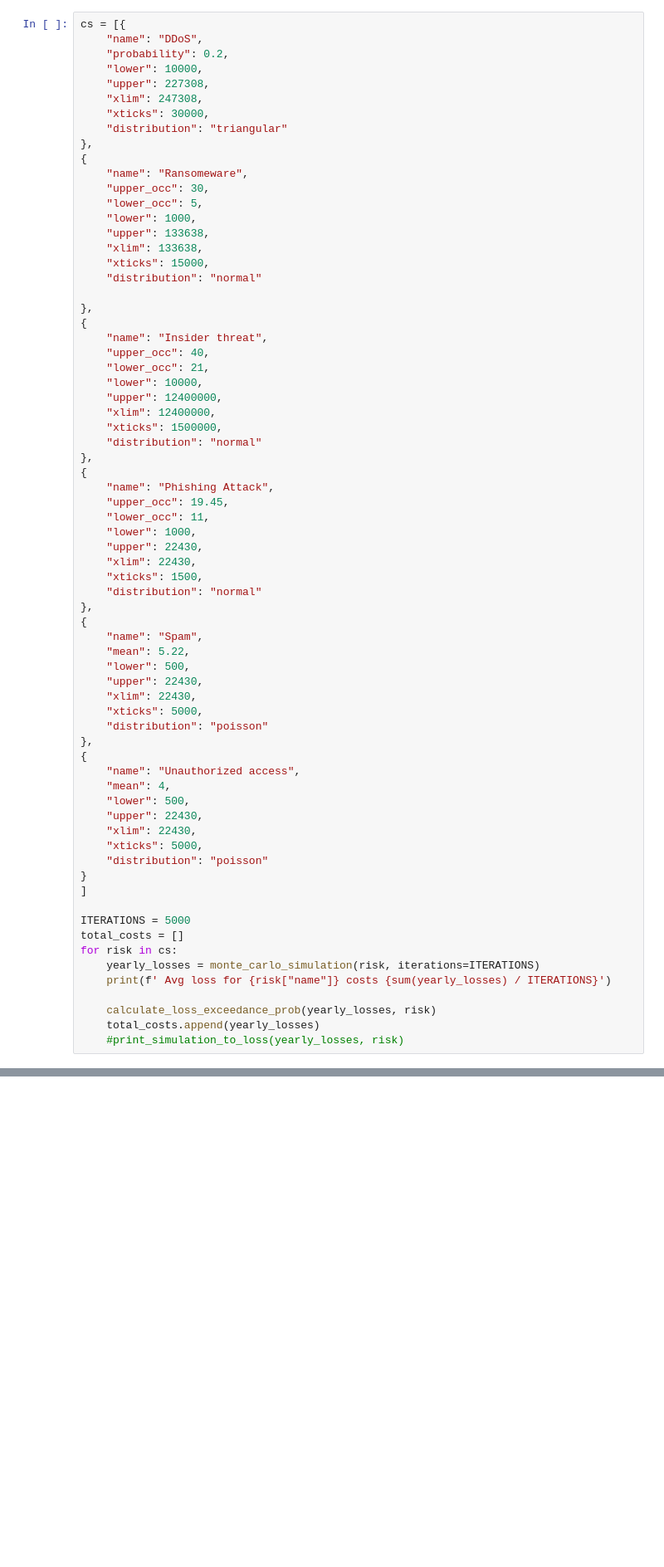
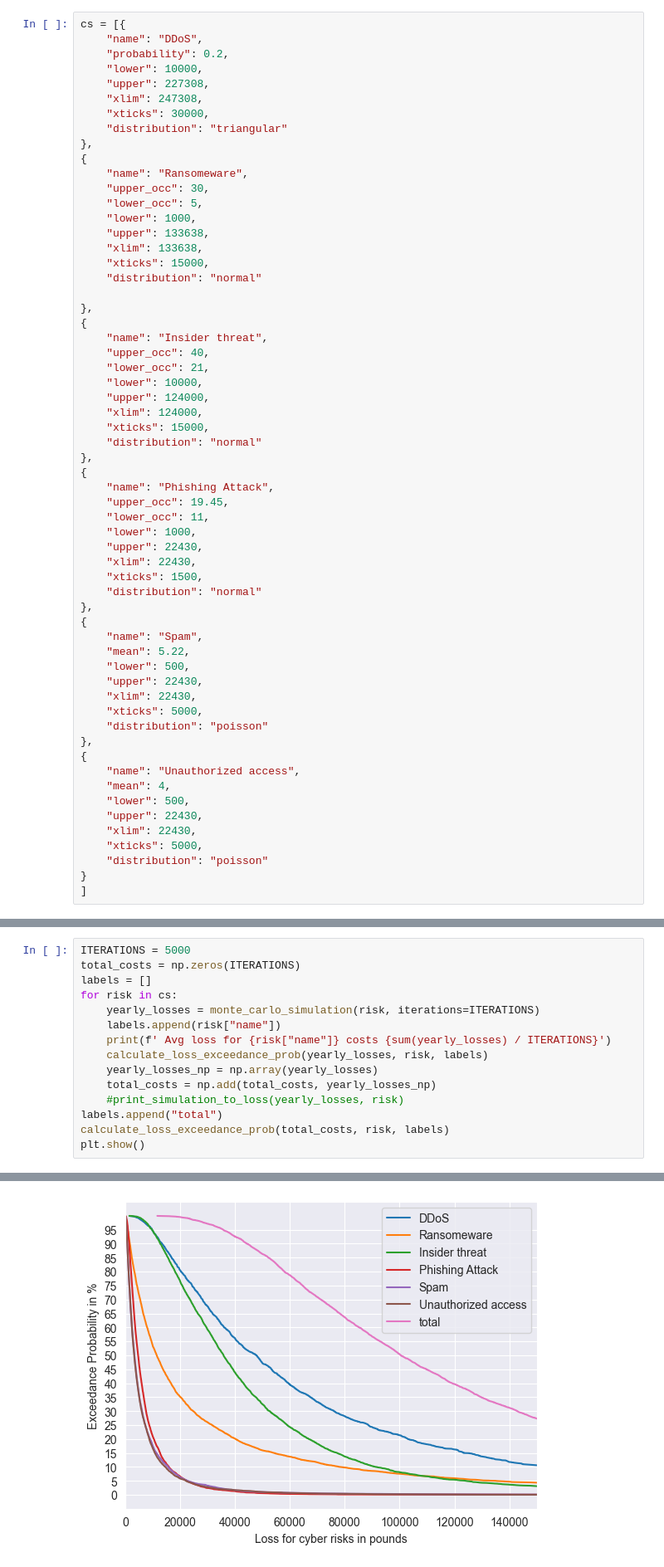
Before and after one commit to prannoymulmi/Security-and-Risk-Management, a Jupyter notebook: cyber_risk.ipynb, the cells around one changed output, grey strips where cells are left out. Shown: that part at 83% size. Cells and saved outputs as stored; diff of their text form; blank space fills up the shorter version.

```diff
--- a/cyber_risk.ipynb
+++ b/cyber_risk.ipynb
@@ -96,9 +109,9 @@ cs = [{
     "upper_occ": 40,
     "lower_occ": 21,
     "lower": 10000,
-    "upper": 12400000,
-    "xlim": 12400000,
-    "xticks": 1500000,
+    "upper": 124000,
+    "xlim": 124000,
+    "xticks": 15000,
     "distribution": "normal"
 },
 {
@@ -130,13 +143,3 @@ cs = [{
     "distribution": "poisson"
 }
 ]
-
-ITERATIONS = 5000
-total_costs = []
-for risk in cs:
-    yearly_losses = monte_carlo_simulation(risk, iterations=ITERATIONS)
-    print(f' Avg loss for {risk["name"]} costs {sum(yearly_losses) / ITERATIONS}')
-
-    calculate_loss_exceedance_prob(yearly_losses, risk)
-    total_costs.append(yearly_losses)
-    #print_simulation_to_loss(yearly_losses, risk)
@@ -155,0 +146,16 @@ for risk in cs:
+# %%
+ITERATIONS = 5000
+total_costs = np.zeros(ITERATIONS)
+labels = []
+for risk in cs:
+    yearly_losses = monte_carlo_simulation(risk, iterations=ITERATIONS)
+    labels.append(risk["name"])
+    print(f' Avg loss for {risk["name"]} costs {sum(yearly_losses) / ITERATIONS}')
+    calculate_loss_exceedance_prob(yearly_losses, risk, labels)
+    yearly_losses_np = np.array(yearly_losses)
+    total_costs = np.add(total_costs, yearly_losses_np)
+    #print_simulation_to_loss(yearly_losses, risk)
+labels.append("total")
+calculate_loss_exceedance_prob(total_costs, risk, labels)
+plt.show()
+# %% [output]
@@ -155,0 +168 @@ for risk in cs:
+[figure, added]
```
Also changed, not shown: parts of 6 cells of this notebook.
